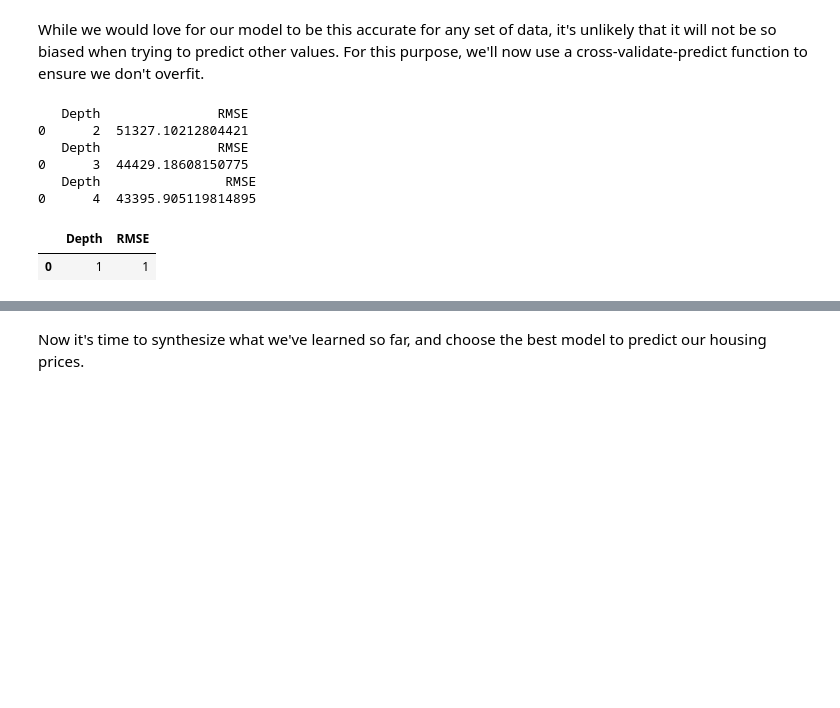
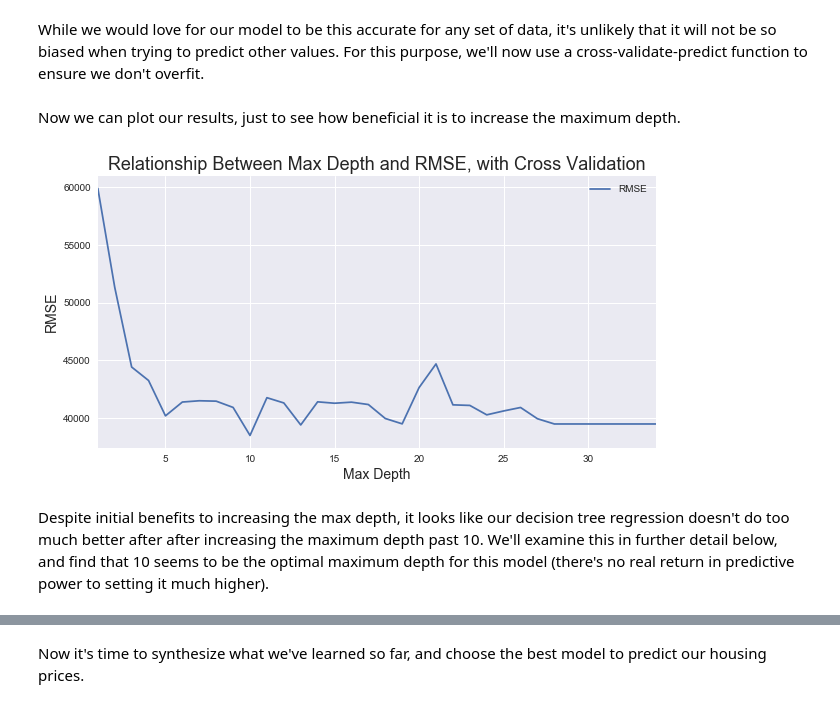
Before and after one commit to jhigbee2/byu_econ_applied_machine_learning, a Jupyter notebook: homeworks/213_hw_2.ipynb, the cells around one changed output, grey strips where cells are left out. Cells and saved outputs as stored; diff of their text form; code cells hidden in the pictures; blank space fills up the shorter version.

```diff
--- a/homeworks/213_hw_2.ipynb
+++ b/homeworks/213_hw_2.ipynb
@@ -325,9 +355,3 @@ To run a successful elastic net regression, we have to scale our data so large-v
-# %%
-scaler.fit(X_train1)
-sc_X_train1 = scaler.transform(X_train1)
-
-scaler.fit(X_train2)
-sc_X_train2 = scaler.transform(X_train2)
 # %% [markdown]
 Now we can run our elastic net model with our scaled data. For this, we will only predict based on our lny_train vector, as there are convergence issues when using the y_train vector. Below, we set our possible hyperparameters (using those suggested by the SKLearn website for the L1 ratio). We also have our model cross-validate with 5 folds, as before.
 # %%
@@ -379,6 +407,6 @@ A few observations before we continue. The first and second datasets (with diffe
 # %%
-regr_1 = DecisionTreeRegressor(max_depth=2)
-regr_2 = DecisionTreeRegressor(max_depth=5)
+regr_1 = DTR(max_depth=2)
+regr_2 = DTR(max_depth=5)
 
 print("First Dataset (Categorical Variables):")
 print("")
@@ -454,7 +482,7 @@ LogY Depth 5, RMSE: 192744.19328601332
 # %% [markdown]
 We see that, in this model, using our LogY data is worse than our untransformed data (significantly so for the second dataset). We can also tell that similar results are produced with each dataset, and that an increased depth does allow for a better fit. However, we must be wary of exposing ourselves to overfitting. Running a similar regression with a depth of 25 confirms that overfitting is a serious danger:
 # %%
-regr_3 = DecisionTreeRegressor(max_depth=25)
+regr_3 = DTR(max_depth=25)
 regr_3.fit(X_train1, y_train)
 predicted_y3 = regr_3.predict(X_train1)
 mse3 = MSE(y_train, predicted_y3)
@@ -464,26 +492,33 @@ Depth 25, RMSE: 76.25253345592846
 # %% [markdown]
 While we would love for our model to be this accurate for any set of data, it's unlikely that it will not be so biased when trying to predict other values. For this purpose, we'll now use a cross-validate-predict function to ensure we don't overfit.
 # %%
-columns = ["Depth", "RMSE"]
-best_depth = pd.DataFrame([[1, 1]], columns = columns)
+columns = ["Max Depth","RMSE"]
+best_depth = pd.DataFrame(columns = columns, index = (1,35))
 
-for i in range(2, 5):
+
+for i in range(1, 36):
     dtreg = DTR(max_depth = i, random_state=0)
     predicted = CVP(dtreg, X_train1, y_train, cv=5)
     mse = MSE(y_train, predicted)
     rmse = format(np.sqrt(mse))
-    new = pd.DataFrame([[i, rmse]], columns = columns)
-    print(new)
-    best_depth.append(new, ignore_index = True)
+    best_depth.loc[i, "RMSE"] = rmse
+    best_depth.loc[i, "Max Depth"] = i
 
-display(best_depth)
+best_depth["RMSE"] = pd.to_numeric(best_depth["RMSE"])
+best_depth["Max Depth"] = pd.to_numeric(best_depth["Max Depth"])
+best_depth = best_depth.drop(35, 0)
-# %% [output]
-   Depth               RMSE
-0      2  51327.10212804421
-   Depth               RMSE
-0      3  44429.18608150775
-   Depth                RMSE
-0      4  43395.905119814895
-|  | Depth | RMSE |
-| 0 | 1 | 1 |
+# %% [markdown]
+Now we can plot our results, just to see how beneficial it is to increase the maximum depth.
+# %%
+f, ax = plt.subplots(figsize = (10, 5))
+
+ax.set_ylabel("RMSE", fontsize = 14)
+ax.set_xlabel("Max Depth", fontsize = 14)
+ax.set_title("Relationship Between Max Depth and RMSE, with Cross Validation", fontsize = 18)
+best_depth.plot.line(x = 'Max Depth', y = 'RMSE', ax = ax)
+plt.show()
+# %% [output]
+[figure, added]
+# %% [markdown]
+Despite initial benefits to increasing the max depth, it looks like our decision tree regression doesn't do too much better after after increasing the maximum depth past 10. We'll examine this in further detail below, and find that 10 seems to be the optimal maximum depth for this model (there's no real return in predictive power to setting it much higher).
 # %%
```
Also changed, not shown: parts of 60 cells of this notebook.
